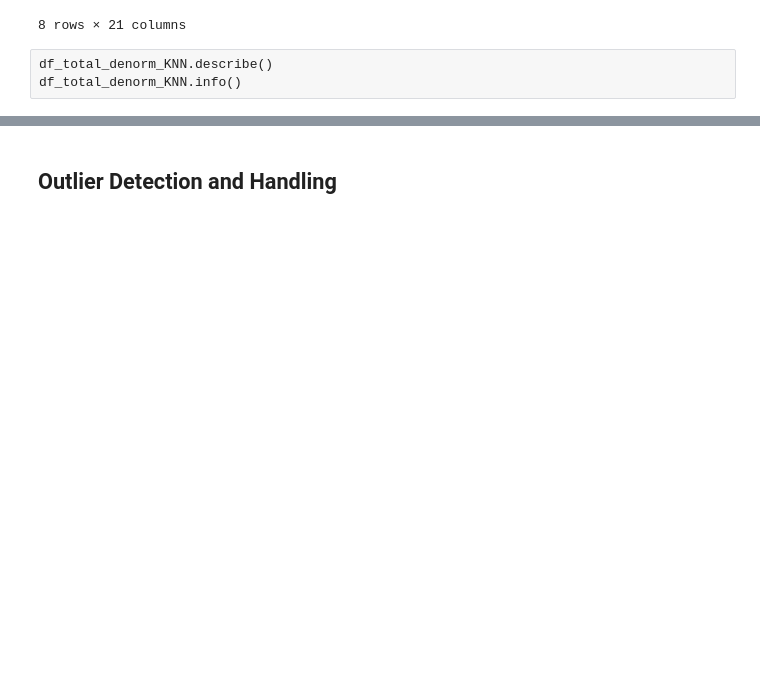
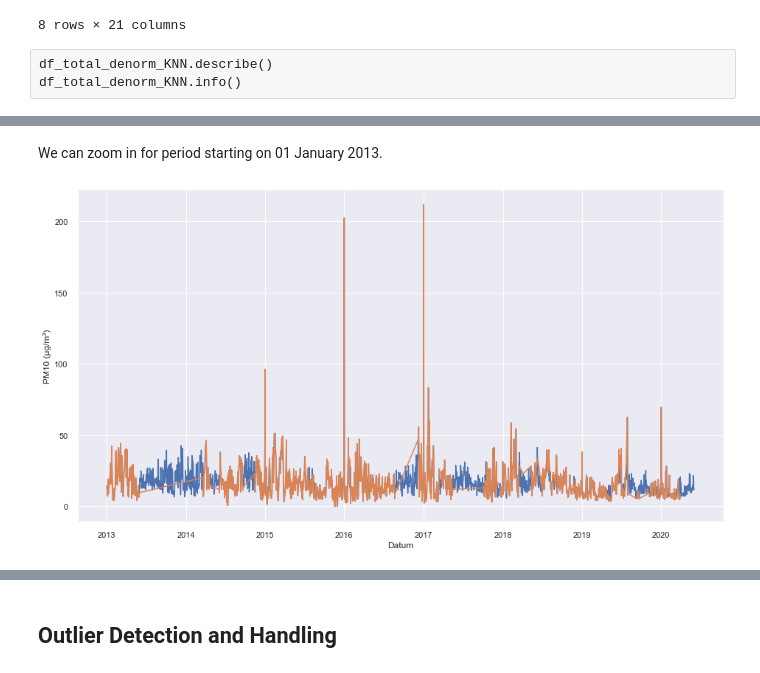
Before and after one commit to SvetiB/AirQualityStuttgart, a Jupyter notebook: AirQualityStuttgart.ipynb, the cells around one changed output, grey strips where cells are left out. Saved outputs shown, nothing was run; the diff lists cells and outputs as text; code cells hidden in the pictures; blank space fills up the shorter version.

```diff
--- a/AirQualityStuttgart.ipynb
+++ b/AirQualityStuttgart.ipynb
@@ -509,0 +581,9 @@ heatMap(df_total)
+# %% [markdown]
+We can zoom in for period starting on 01 January 2013.
+# %%
+sns.set(rc={'figure.figsize':(15.7,8.27)})
+
+ax=sns.lineplot(x="Datum", y="PM10 (µg/m³)", data=df_total[df_total["Datum"] > '2013-01-01 00:00:00'])
+ax=sns.lineplot(x="Datum", y="PM10 (µg/m³)", data=df_total_original[df_total_original["Datum"] > '2013-01-01 00:00:00'])
+# %% [output]
+[figure, added]
```
Also changed, not shown: parts of 36 cells of this notebook, 1 other file.
